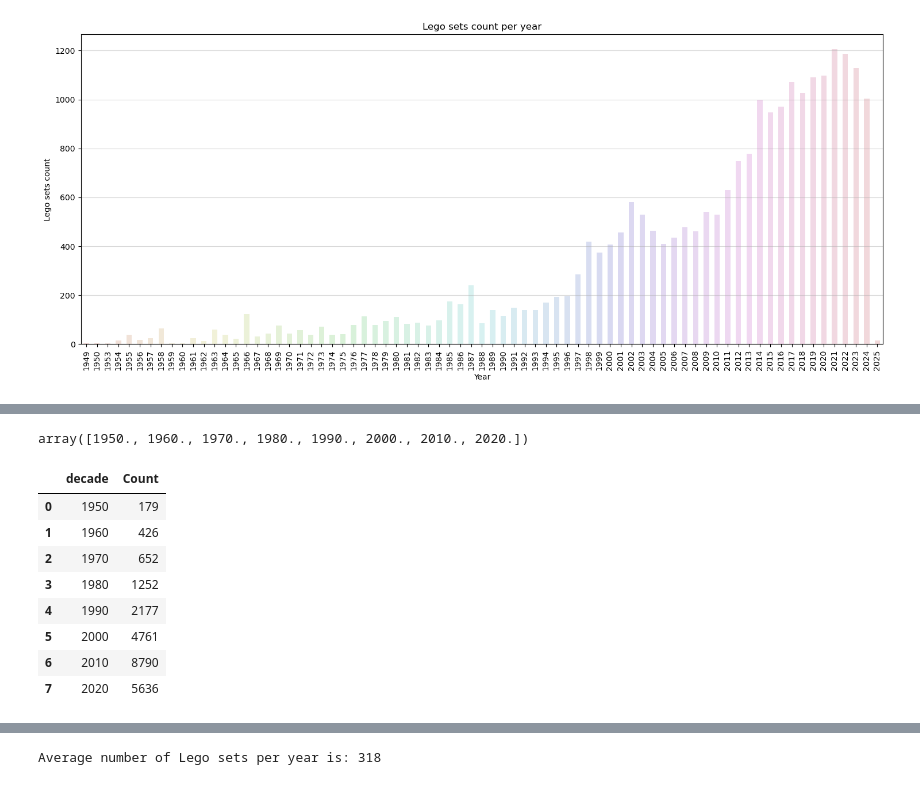
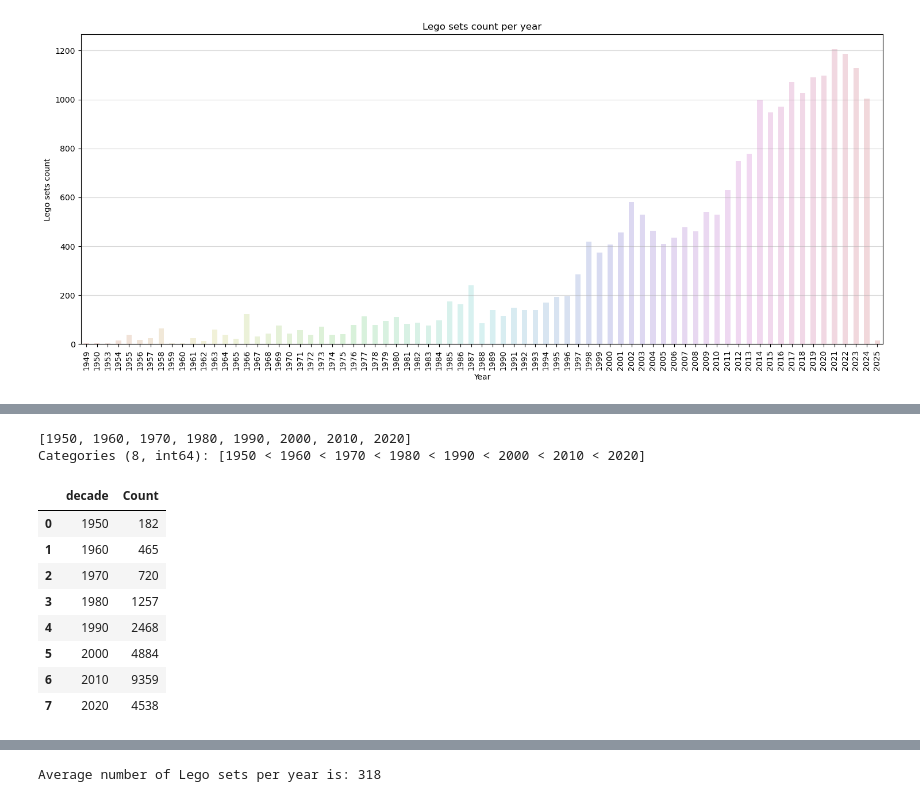
Before and after one commit to katarzynaadamczyk/data_analysis, a Jupyter notebook: lego_bricks/lego_analysis_improved.ipynb, the cells around one changed output, grey strips where cells are left out. Cells and saved outputs as stored; diff of their text form; code cells hidden in the pictures.

```diff
--- a/lego_bricks/lego_analysis_improved.ipynb
+++ b/lego_bricks/lego_analysis_improved.ipynb
@@ -94,6 +98,6 @@ memory usage: 2.9+ MB
 ## QUESTION 1:
 1. What is the average number of Lego sets released per year?
 # %%
-sets_table = pd.read_csv('data\sets.csv.gz')
+sets_table = pd.read_csv('data\sets.csv.gz', usecols=[0, 1, 2, 3, 4])
 sets_table.head()
 # %% [output]
@@ -158,9 +166,3 @@ ax.set_xlabel('Year')
 plt.show()
 # %% [output]
 [figure]
-# %%
-sets_table_year.loc[sets_table_year['year'] < 1960, 'decade'] = 1950
-for decade in range(1960, 2020, 10):
-    sets_table_year.loc[np.logical_and(sets_table_year['year'] >= decade, sets_table_year['year'] < decade + 10), 'decade'] = decade
-sets_table_year.loc[sets_table_year['year'] >= 2020, 'decade'] = 2020
-sets_table_year.head()
@@ -173,0 +169,5 @@ sets_table_year.head()
+# %%
+decades_ranges = [0, 1960, 1970, 1980, 1990, 2000, 2010, 2020, np.inf]
+decades_names = [x for x in range(1950, 2030, 10)]
+sets_table_year['decade'] = pd.cut(sets_table_year['year'], bins=decades_ranges, labels=decades_names)
+sets_table_year.head()
@@ -174,21 +181,22 @@ sets_table_year.head()
 # %%
 sets_table_year['decade'].unique()
 # %% [output]
-array([1950., 1960., 1970., 1980., 1990., 2000., 2010., 2020.])
+[1950, 1960, 1970, 1980, 1990, 2000, 2010, 2020]
+Categories (8, int64): [1950 < 1960 < 1970 < 1980 < 1990 < 2000 < 2010 < 2020]
 # %%
-sets_tables_decade = sets_table_year.groupby('decade').agg(Count=('Count', 'sum')).sort_values(by='decade').reset_index()
+sets_tables_decade = sets_table_year.groupby('decade').agg(Count=('Count', 'sum')).reset_index().sort_values(by='decade')
 sets_tables_decade['decade'] = sets_tables_decade['decade'].astype(int)
 sets_tables_decade
 # %% [output]
 |  | decade | Count |
-| 0 | 1950 | 179 |
-| 1 | 1960 | 426 |
-| 2 | 1970 | 652 |
-| 3 | 1980 | 1252 |
-| 4 | 1990 | 2177 |
-| 5 | 2000 | 4761 |
-| 6 | 2010 | 8790 |
-| 7 | 2020 | 5636 |
+| 0 | 1950 | 182 |
+| 1 | 1960 | 465 |
+| 2 | 1970 | 720 |
+| 3 | 1980 | 1257 |
+| 4 | 1990 | 2468 |
+| 5 | 2000 | 4884 |
+| 6 | 2010 | 9359 |
+| 7 | 2020 | 4538 |
 # %%
 sets_tables_decade['Avg'] = sets_tables_decade['Count'] / 10
 sets_tables_decade.loc[sets_tables_decade['decade'] == 1950, 'Avg'] = sets_tables_decade.loc[sets_tables_decade['decade'] == 1950, 'Count'] / 11
```
Also changed, not shown: parts of 12 cells of this notebook.
